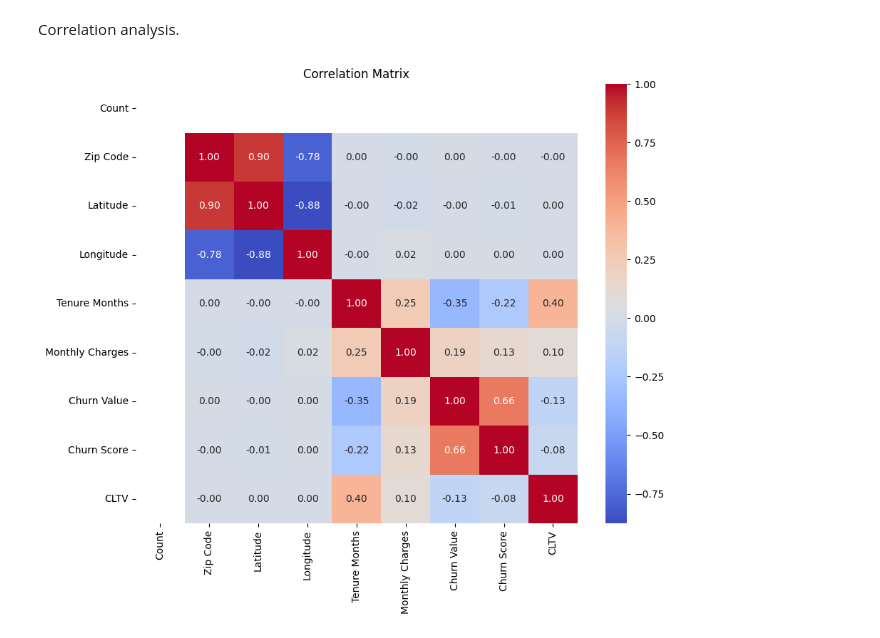
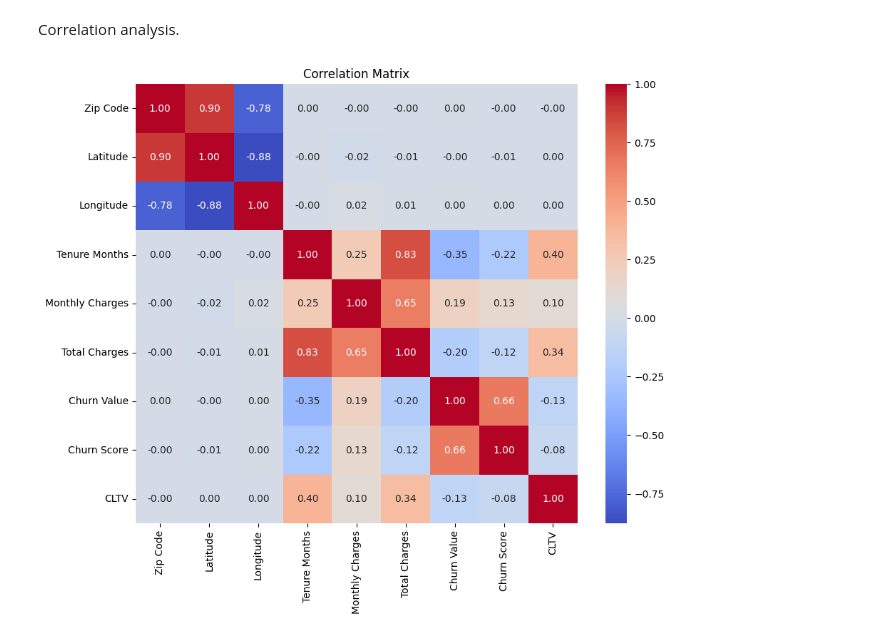
Before and after one commit to julsCadenas/DS-ML-Projects, a Jupyter notebook: CustomerChurnPrediction/notebooks/TelcoChurn/telco_eda.ipynb, the cells around one changed output. Cells and saved outputs as stored; diff of their text form; code cells hidden in the pictures.

```diff
--- a/CustomerChurnPrediction/notebooks/TelcoChurn/telco_eda.ipynb
+++ b/CustomerChurnPrediction/notebooks/TelcoChurn/telco_eda.ipynb
@@ -77,3 +79,5 @@ memory usage: 1.8+ MB
+# %%
+df['Total Charges'] = pd.to_numeric(df['Total Charges'], errors='coerce')
 # %% [markdown]
 Check unique values.
 # %%
@@ -202,12 +250,13 @@ numerical_dist(df, numerical_features_except, 20, 10, 'Numerical Feature Distrib
 Correlation analysis.
 # %%
 def correlation_heatmap(data, x, y):
+    data = data.drop(columns=['Count'], errors='ignore')
     plt.figure(figsize=(x, y))
     sns.heatmap(data.corr(), annot=True, cmap='coolwarm', fmt='.2f')
     plt.title("Correlation Matrix")
     plt.show()
 
 numerical_df = df[numerical_features]
 correlation_heatmap(numerical_df, 10, 8)
 # %% [output]
-[figure, old version]
+[figure, new version]
```
Also changed, not shown: parts of 9 cells of this notebook.
